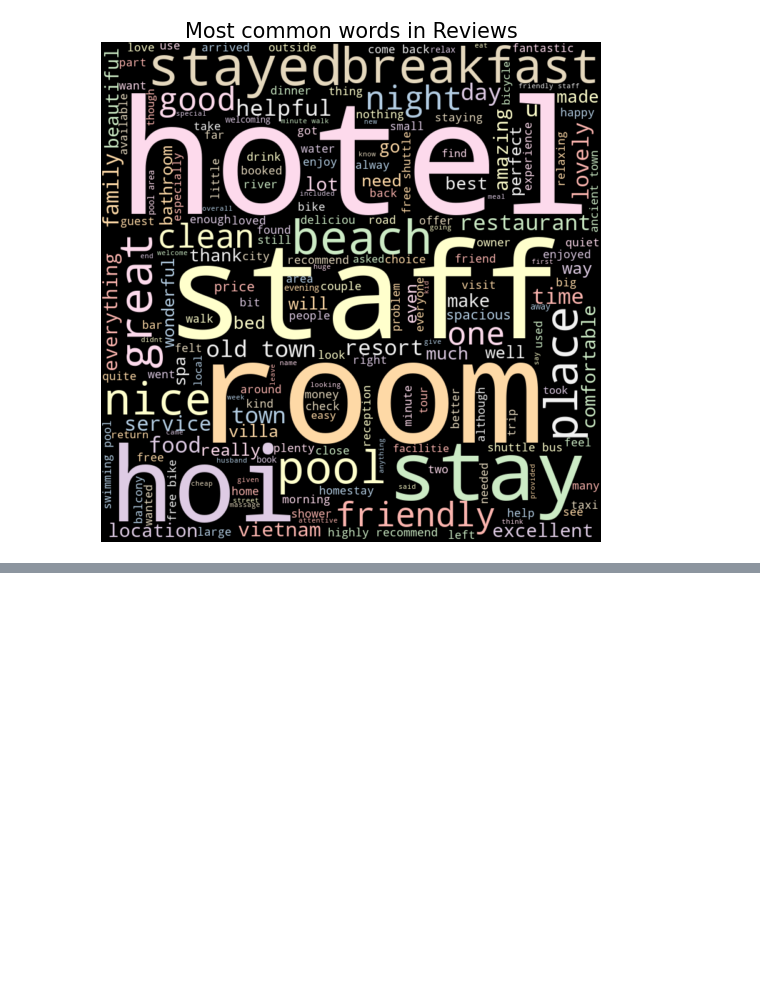
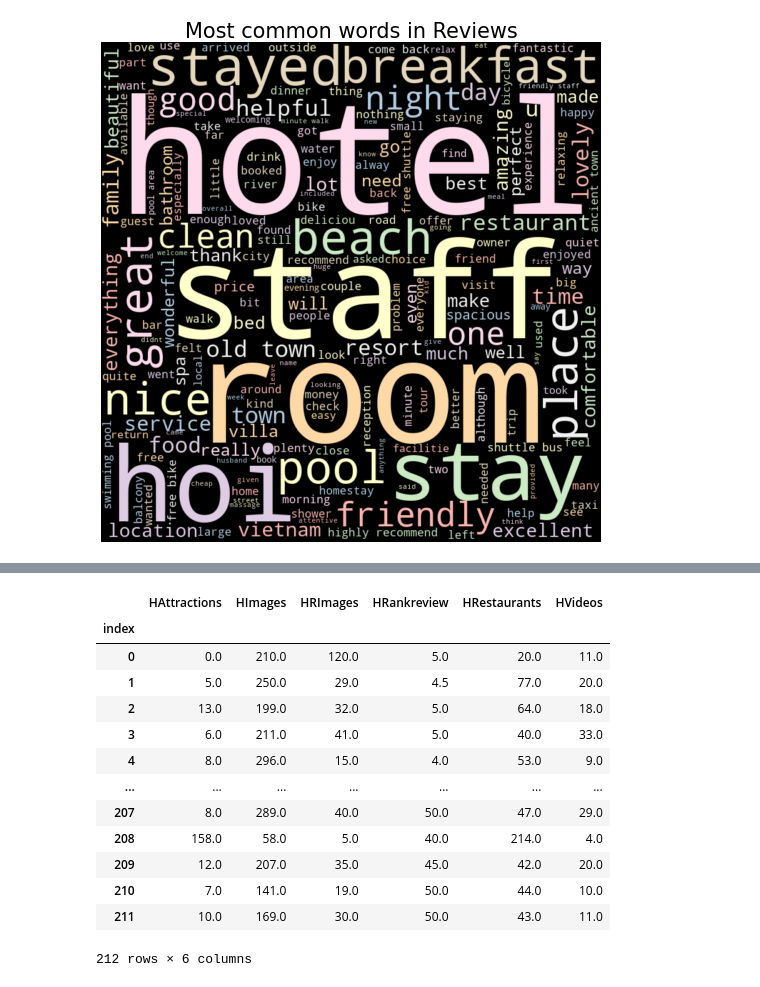
Before and after one commit to Phan-Van-Duy-Phuc/H-c-k-1-n-m-2, a Jupyter notebook: Y Tuong De Xuat.ipynb, the cells around one changed output, grey strips where cells are left out. Cells and saved outputs as stored; diff of their text form; code cells hidden in the pictures; blank space fills up the shorter version.

```diff
--- a/Y Tuong De Xuat.ipynb
+++ b/Y Tuong De Xuat.ipynb
@@ -200,0 +257,20 @@ wordCloud_generator(rv['HComment'])
+# %%
+# Các biến của tập train
+names = ['HAttractions', 'HImages', 'HRImages', 'HRankreview', 'HRestaurants', 'HVideos']
+X_train = data_2[names]
+X_train
+# %% [output]
+|  | HAttractions | HImages | HRImages | HRankreview | HRestaurants | HVideos |
+| index |  |  |  |  |  |  |
+| 0 | 0.0 | 210.0 | 120.0 | 5.0 | 20.0 | 11.0 |
+| 1 | 5.0 | 250.0 | 29.0 | 4.5 | 77.0 | 20.0 |
+| 2 | 13.0 | 199.0 | 32.0 | 5.0 | 64.0 | 18.0 |
+| 3 | 6.0 | 211.0 | 41.0 | 5.0 | 40.0 | 33.0 |
+| 4 | 8.0 | 296.0 | 15.0 | 4.0 | 53.0 | 9.0 |
+| ... | ... | ... | ... | ... | ... | ... |
+| 207 | 8.0 | 289.0 | 40.0 | 50.0 | 47.0 | 29.0 |
+| 208 | 158.0 | 58.0 | 5.0 | 40.0 | 214.0 | 4.0 |
+| 209 | 12.0 | 207.0 | 35.0 | 45.0 | 42.0 | 20.0 |
+| 210 | 7.0 | 141.0 | 19.0 | 50.0 | 44.0 | 10.0 |
+| 211 | 10.0 | 169.0 | 30.0 | 50.0 | 43.0 | 11.0 |
+212 rows × 6 columns
```
Also changed, not shown: parts of 15 cells of this notebook.
